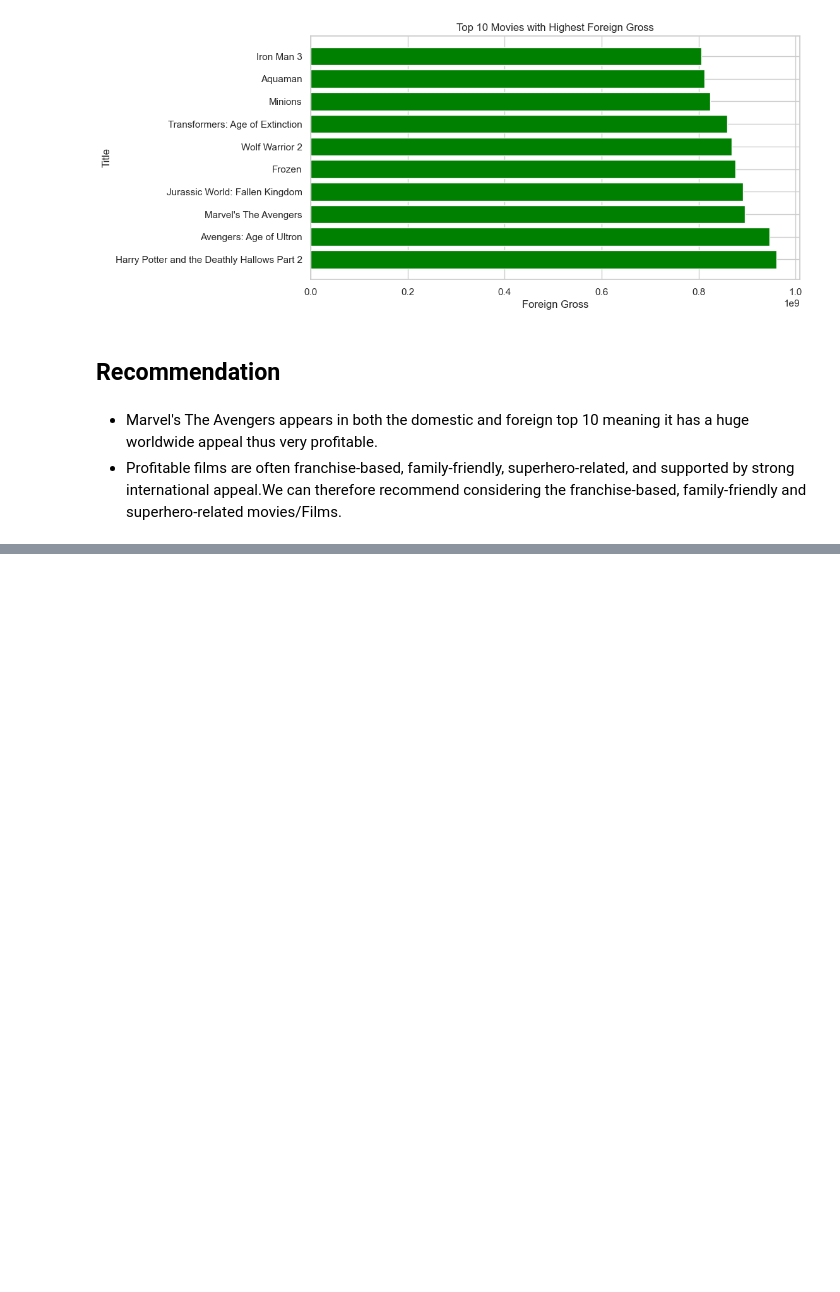
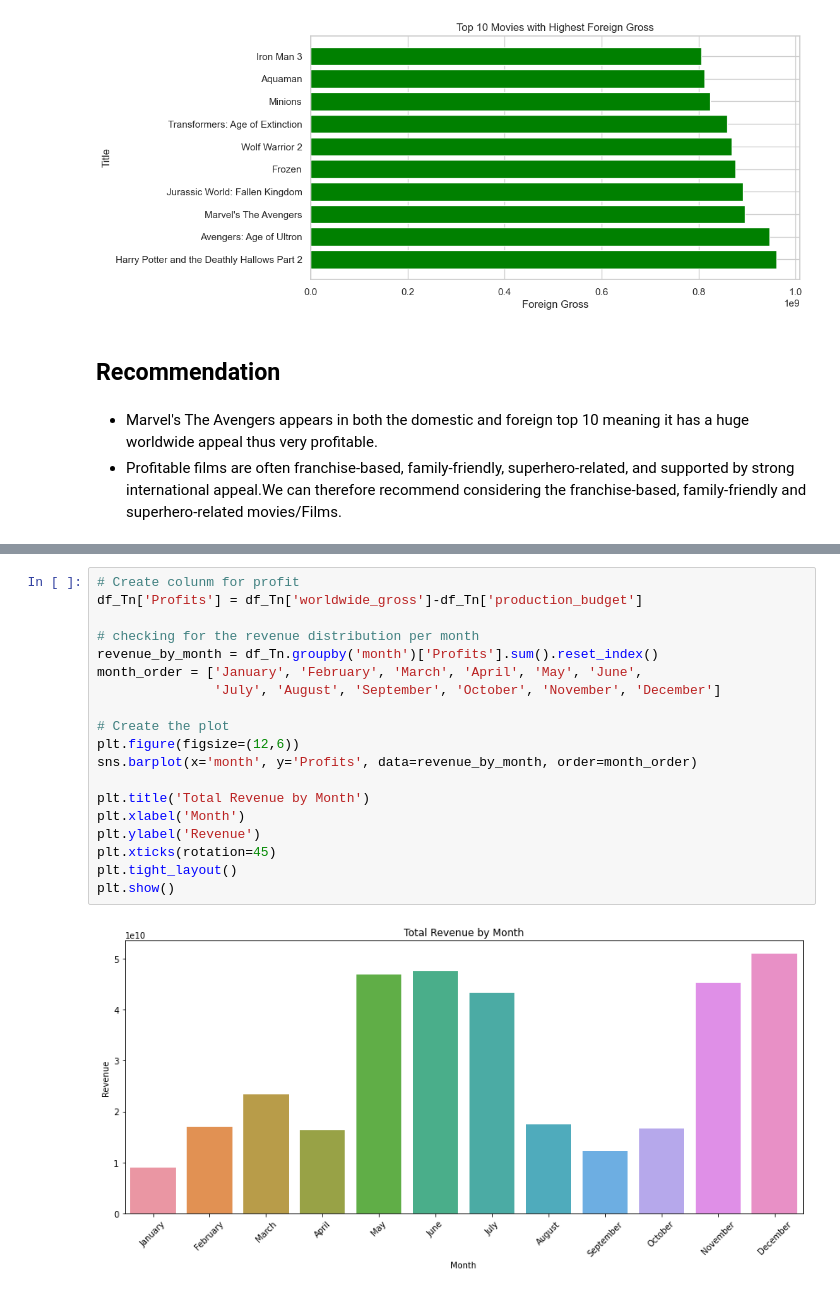
Before and after one commit to Godfrey-249/Phase-2-Project, a Jupyter notebook: Index.ipynb, the cells around one changed output, grey strips where cells are left out. Drawn from its saved outputs; the diff is of its cells as text; blank space fills up the shorter version.

```diff
--- a/Index.ipynb
+++ b/Index.ipynb
@@ -631,0 +639,21 @@ plt.show()
+# %%
+# Create colunm for profit
+df_Tn['Profits'] = df_Tn['worldwide_gross']-df_Tn['production_budget']
+
+# checking for the revenue distribution per month
+revenue_by_month = df_Tn.groupby('month')['Profits'].sum().reset_index()
+month_order = ['January', 'February', 'March', 'April', 'May', 'June',
+               'July', 'August', 'September', 'October', 'November', 'December']
+
+# Create the plot
+plt.figure(figsize=(12,6))
+sns.barplot(x='month', y='Profits', data=revenue_by_month, order=month_order)
+
+plt.title('Total Revenue by Month')
+plt.xlabel('Month')
+plt.ylabel('Revenue')
+plt.xticks(rotation=45)
+plt.tight_layout()
+plt.show()
+# %% [output]
+[figure, added]
```
Also changed, not shown: parts of 22 cells of this notebook.
